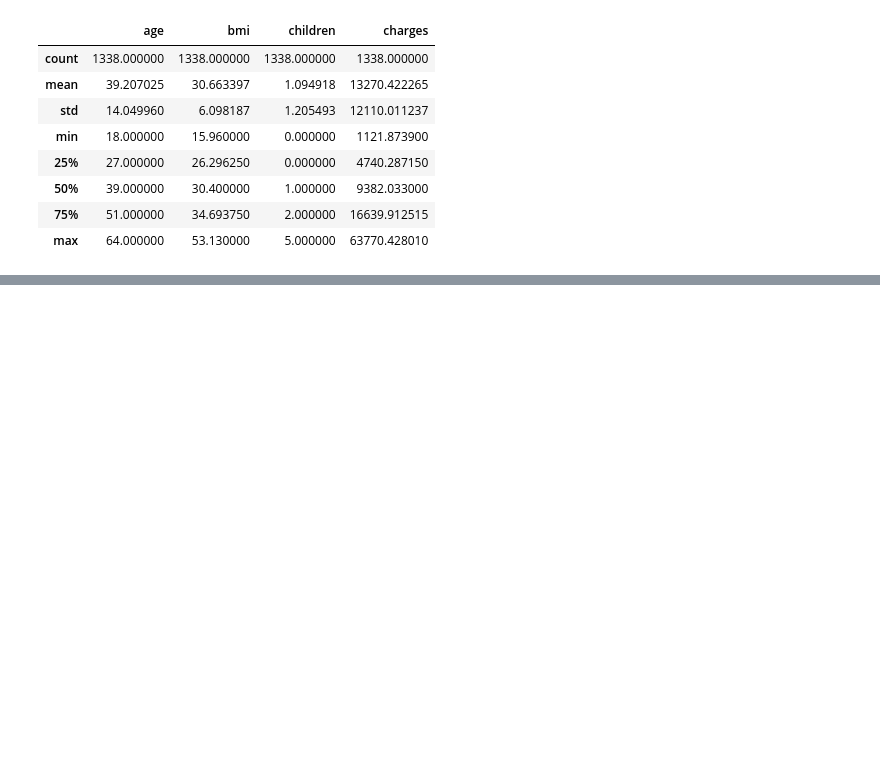
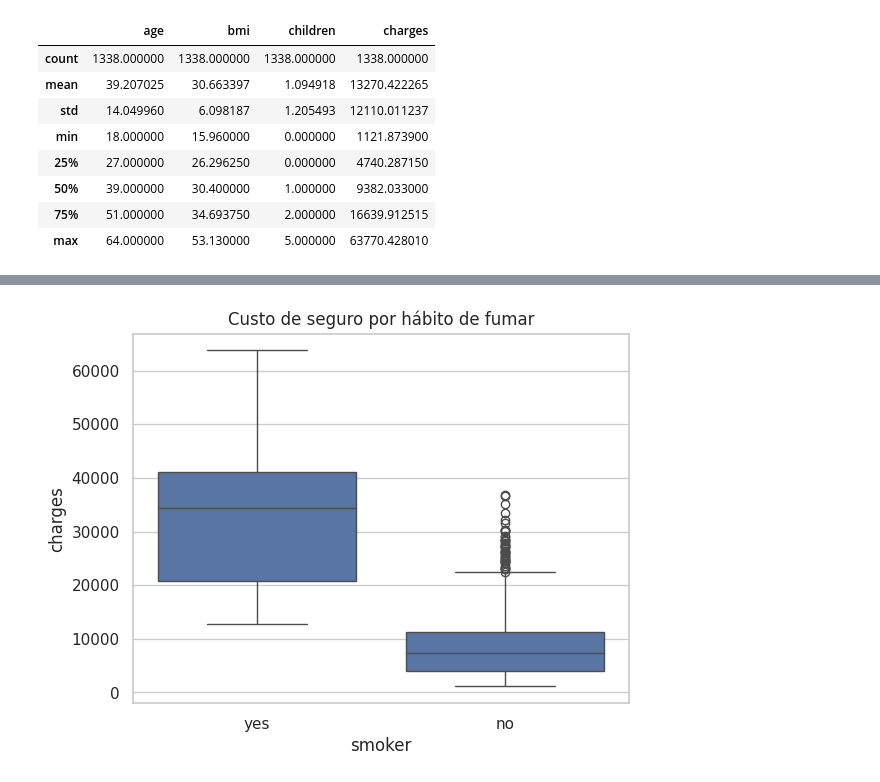
Before and after one commit to gustavocoderjs/An-lise-de-Dados-, a Jupyter notebook: Notebooks/medical_cost_personal.ipynb, the cells around one changed output, grey strips where cells are left out. Drawn from its saved outputs; the diff is of its cells as text; code cells hidden in the pictures; blank space fills up the shorter version.

```diff
--- a/Notebooks/medical_cost_personal.ipynb
+++ b/Notebooks/medical_cost_personal.ipynb
@@ -111,0 +127,6 @@ df.describe()    # Estatísticas para colunas numéricas
+# %%
+sns.boxplot(x='smoker', y='charges', data=df)
+plt.title("Custo de seguro por hábito de fumar")
+plt.show()
+# %% [output]
+[figure, added]
```
Also changed, not shown: parts of 9 cells of this notebook, 1 other file.
